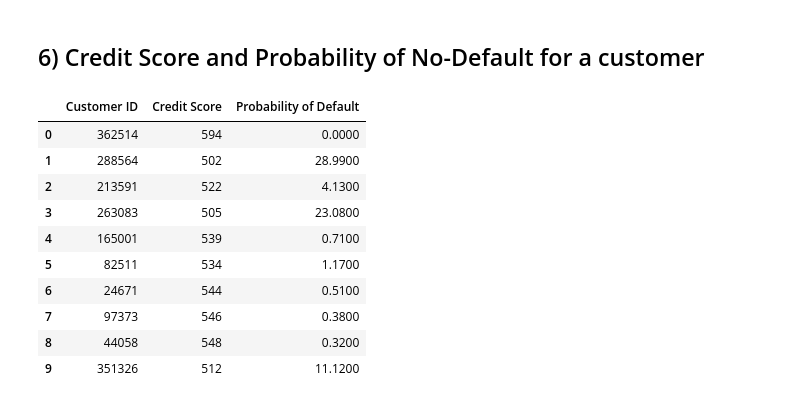
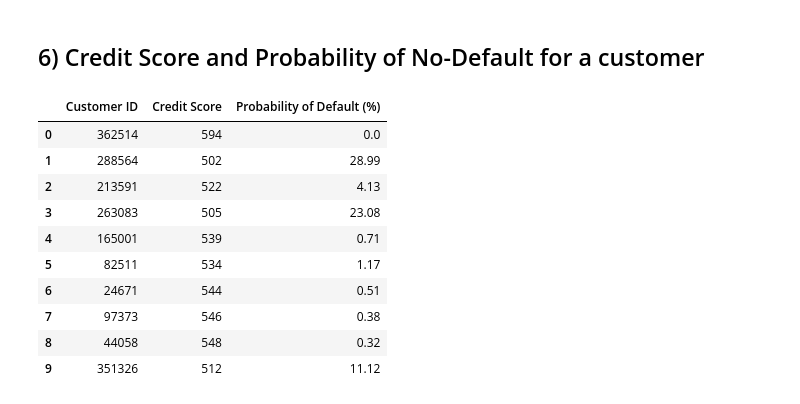
Before and after one commit to MoreShekharSanjay/project-credit-risk-modeling, a Jupyter notebook: Credit_Risk_PD_Model.ipynb, the cells around one changed output. Cells and saved outputs as stored; diff of their text form; code cells hidden in the pictures.

```diff
--- a/Credit_Risk_PD_Model.ipynb
+++ b/Credit_Risk_PD_Model.ipynb
@@ -543,21 +543,21 @@ customers[['Customer ID', 'Credit Score']]
 # %% [markdown]
 ## 6) Credit Score and Probability of No-Default for a customer
 # %%
-customers['Probability of Default'] = None
+customers['Probability of Default (%)'] = None
 for cust_num in range(10):
     customer = X_test.iloc[cust_num].values.reshape(1, -1).copy()
     PND = round(model.predict_proba(customer)[0][1]*100,2)
-    customers['Probability of Default'].iloc[cust_num] = round(100-PND,2)
-customers[['Customer ID', 'Credit Score', 'Probability of Default']]
+    customers['Probability of Default (%)'].iloc[cust_num] = str(round(100-PND,2))
+customers[['Customer ID', 'Credit Score', 'Probability of Default (%)']]
 # %% [output]
-|  | Customer ID | Credit Score | Probability of Default |
-| 0 | 362514 | 594 | 0.0000 |
-| 1 | 288564 | 502 | 28.9900 |
-| 2 | 213591 | 522 | 4.1300 |
-| 3 | 263083 | 505 | 23.0800 |
-| 4 | 165001 | 539 | 0.7100 |
-| 5 | 82511 | 534 | 1.1700 |
-| 6 | 24671 | 544 | 0.5100 |
-| 7 | 97373 | 546 | 0.3800 |
-| 8 | 44058 | 548 | 0.3200 |
-| 9 | 351326 | 512 | 11.1200 |
+|  | Customer ID | Credit Score | Probability of Default (%) |
+| 0 | 362514 | 594 | 0.0 |
+| 1 | 288564 | 502 | 28.99 |
+| 2 | 213591 | 522 | 4.13 |
+| 3 | 263083 | 505 | 23.08 |
+| 4 | 165001 | 539 | 0.71 |
+| 5 | 82511 | 534 | 1.17 |
+| 6 | 24671 | 544 | 0.51 |
+| 7 | 97373 | 546 | 0.38 |
+| 8 | 44058 | 548 | 0.32 |
+| 9 | 351326 | 512 | 11.12 |
```
